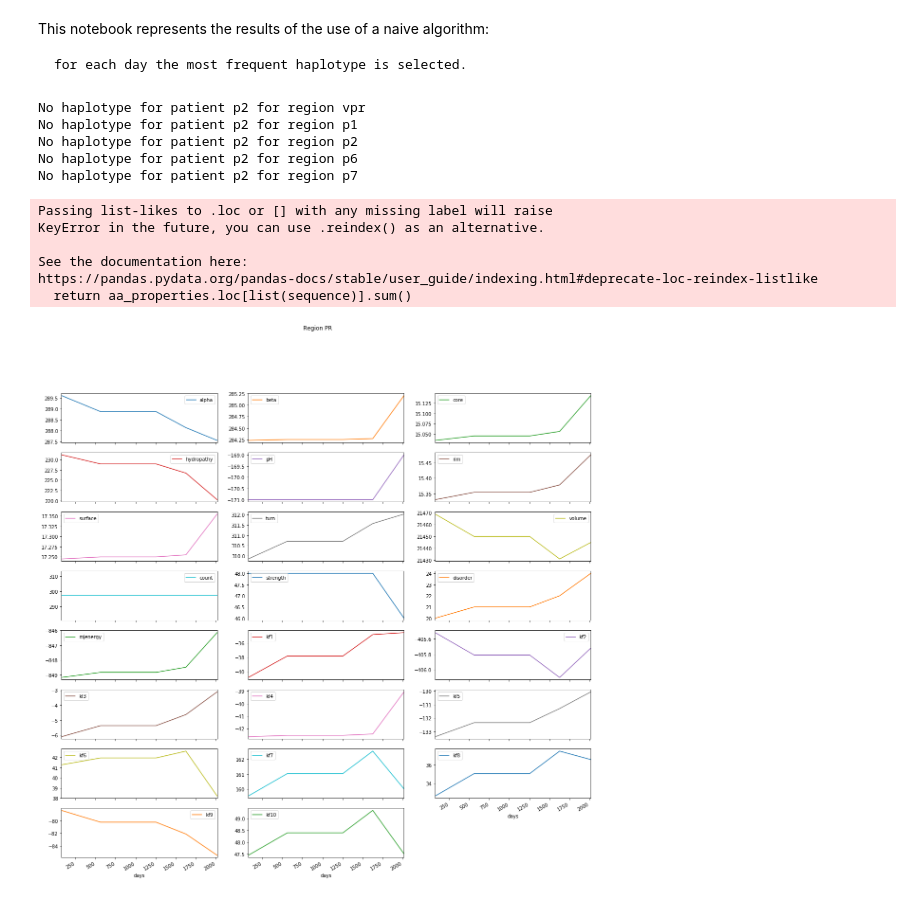
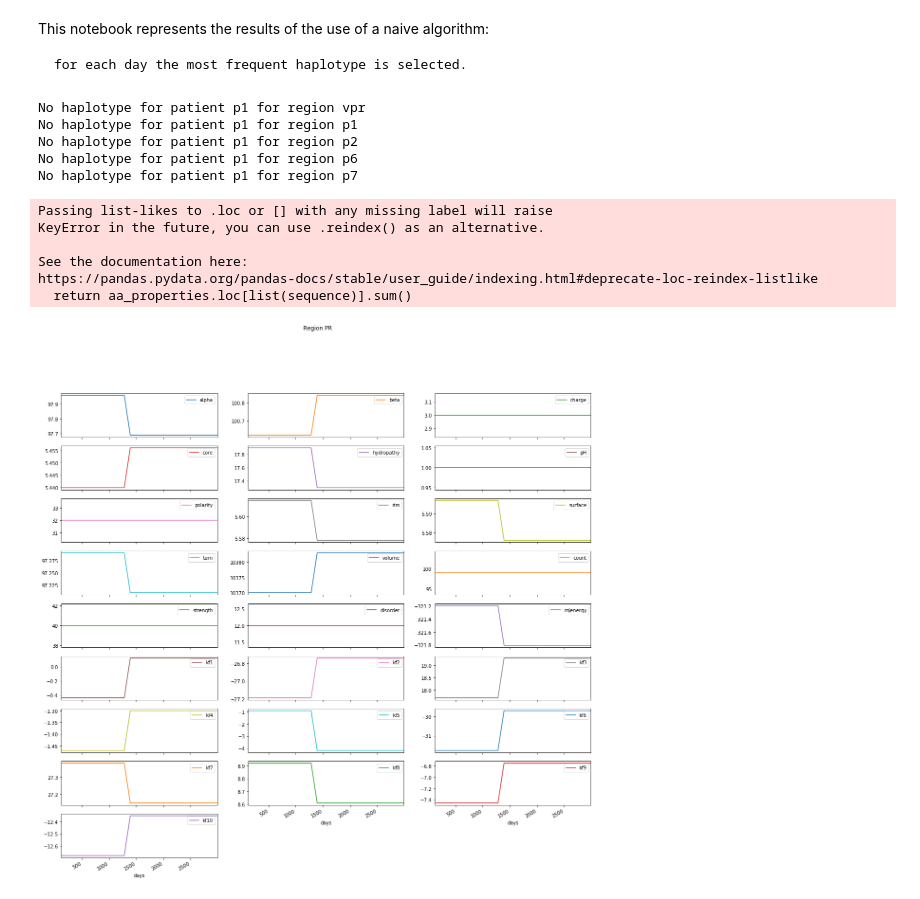
Before and after one commit to tsvvas/hiv_project, a Jupyter notebook: naive_major_comparison.ipynb, the cells around one changed output. Cells and saved outputs as stored; diff of their text form; code cells hidden in the pictures.

```diff
--- a/naive_major_comparison.ipynb
+++ b/naive_major_comparison.ipynb
@@ -24,16 +24,16 @@ loader.load_haplotypes()
 loader.load_reference()
 # %%
 # selecting patient
-patient = Patient('p2')
+patient = Patient('p1')
 # %% [output]
-No haplotype for patient p2 for region vpr
-No haplotype for patient p2 for region p1
-No haplotype for patient p2 for region p2
-No haplotype for patient p2 for region p6
-No haplotype for patient p2 for region p7
+No haplotype for patient p1 for region vpr
+No haplotype for patient p1 for region p1
+No haplotype for patient p1 for region p2
+No haplotype for patient p1 for region p6
+No haplotype for patient p1 for region p7
 # %%
 # selecting major haplotypes
-m = patient.regions.major().sequence.apply(aaprop_sequence)
+m = patient.regions.major().translated.apply(aaprop_sequence)
 # %% [output]
 Passing list-likes to .loc or [] with any missing label will raise
 KeyError in the future, you can use .reindex() as an alternative.
@@ -44,8 +44,8 @@ https://pandas.pydata.org/pandas-docs/stable/user_guide/indexing.html#deprecate-
 # %%
 # plotting changes for a specific region
 region = 'PR'
 plotting_data = m.loc[region, m.std() != 0]
 plot = plotting_data.plot.line(use_index=True, y=plotting_data.columns, figsize=(20, 20), subplots=True,
-                               layout=(8, 3), title=f'Region {region}')
+                               layout=(9, 3), title=f'Region {region}')
 # %% [output]
-[figure, old version]
+[figure, new version]
```
Also changed, not shown: 1 other file.
